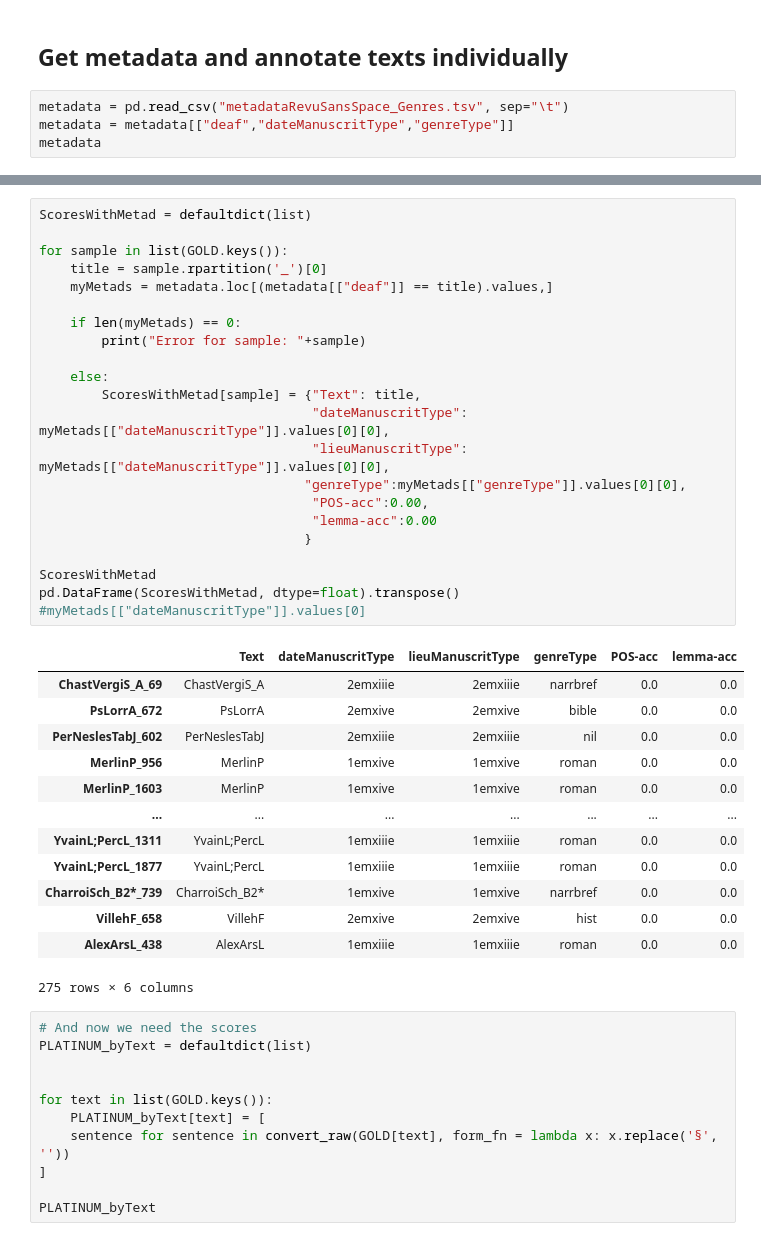
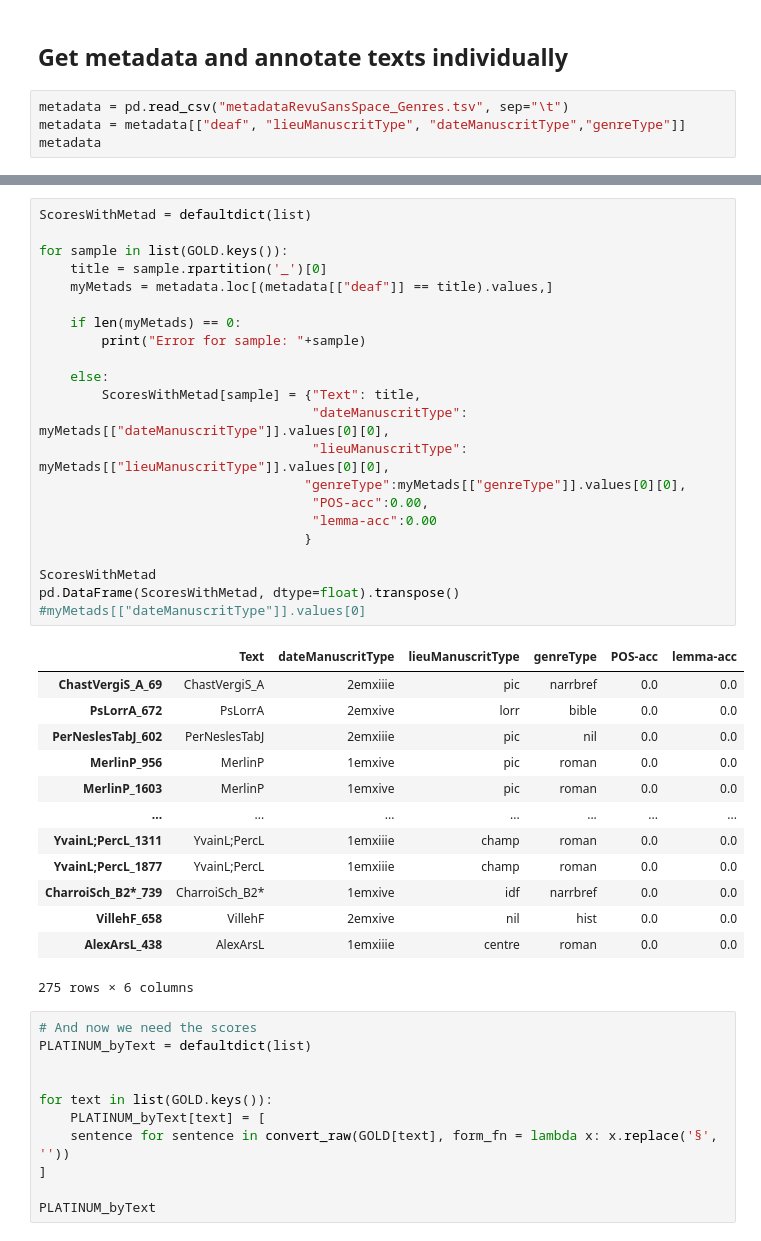
Before and after one commit to LucenceIng/evaluationModeleCILPR, a Jupyter notebook: recupLexemesVThibaultC.ipynb, the cells around one changed output, grey strips where cells are left out. Saved outputs shown, nothing was run; the diff lists cells and outputs as text.

```diff
--- a/recupLexemesVThibaultC.ipynb
+++ b/recupLexemesVThibaultC.ipynb
@@ -473,6 +473,6 @@ ax = sns.heatmap(confMatDf, annot=True, fmt=".0f", cmap = "coolwarm")
 ## Get metadata and annotate texts individually
 # %%
 metadata = pd.read_csv("metadataRevuSansSpace_Genres.tsv", sep="\t")
-metadata = metadata[["deaf","dateManuscritType","genreType"]]
+metadata = metadata[["deaf", "lieuManuscritType", "dateManuscritType","genreType"]]
 metadata
 # %% [output]
@@ -492,38 +492,38 @@ metadata
 # %%
 ScoresWithMetad = defaultdict(list)
 
 for sample in list(GOLD.keys()):
     title = sample.rpartition('_')[0]
     myMetads = metadata.loc[(metadata[["deaf"]] == title).values,]
 
     if len(myMetads) == 0:
         print("Error for sample: "+sample)
 
     else:
         ScoresWithMetad[sample] = {"Text": title,
                                    "dateManuscritType": myMetads[["dateManuscritType"]].values[0][0],
-                                   "lieuManuscritType": myMetads[["dateManuscritType"]].values[0][0],
+                                   "lieuManuscritType": myMetads[["lieuManuscritType"]].values[0][0],
                                   "genreType":myMetads[["genreType"]].values[0][0],
                                    "POS-acc":0.00,
                                    "lemma-acc":0.00
                                   }
 
 ScoresWithMetad
 pd.DataFrame(ScoresWithMetad, dtype=float).transpose()
 #myMetads[["dateManuscritType"]].values[0]
 # %% [output]
 |  | Text | dateManuscritType | lieuManuscritType | genreType | POS-acc | lemma-acc |
-| ChastVergiS_A_69 | ChastVergiS_A | 2emxiiie | 2emxiiie | narrbref | 0.0 | 0.0 |
-| PsLorrA_672 | PsLorrA | 2emxive | 2emxive | bible | 0.0 | 0.0 |
-| PerNeslesTabJ_602 | PerNeslesTabJ | 2emxiiie | 2emxiiie | nil | 0.0 | 0.0 |
-| MerlinP_956 | MerlinP | 1emxive | 1emxive | roman | 0.0 | 0.0 |
-| MerlinP_1603 | MerlinP | 1emxive | 1emxive | roman | 0.0 | 0.0 |
+| ChastVergiS_A_69 | ChastVergiS_A | 2emxiiie | pic | narrbref | 0.0 | 0.0 |
+| PsLorrA_672 | PsLorrA | 2emxive | lorr | bible | 0.0 | 0.0 |
+| PerNeslesTabJ_602 | PerNeslesTabJ | 2emxiiie | pic | nil | 0.0 | 0.0 |
+| MerlinP_956 | MerlinP | 1emxive | pic | roman | 0.0 | 0.0 |
+| MerlinP_1603 | MerlinP | 1emxive | pic | roman | 0.0 | 0.0 |
 | ... | ... | ... | ... | ... | ... | ... |
-| YvainL;PercL_1311 | YvainL;PercL | 1emxiiie | 1emxiiie | roman | 0.0 | 0.0 |
-| YvainL;PercL_1877 | YvainL;PercL | 1emxiiie | 1emxiiie | roman | 0.0 | 0.0 |
-| CharroiSch_B2*_739 | CharroiSch_B2* | 1emxive | 1emxive | narrbref | 0.0 | 0.0 |
-| VillehF_658 | VillehF | 2emxive | 2emxive | hist | 0.0 | 0.0 |
-| AlexArsL_438 | AlexArsL | 1emxiiie | 1emxiiie | roman | 0.0 | 0.0 |
+| YvainL;PercL_1311 | YvainL;PercL | 1emxiiie | champ | roman | 0.0 | 0.0 |
+| YvainL;PercL_1877 | YvainL;PercL | 1emxiiie | champ | roman | 0.0 | 0.0 |
+| CharroiSch_B2*_739 | CharroiSch_B2* | 1emxive | idf | narrbref | 0.0 | 0.0 |
+| VillehF_658 | VillehF | 2emxive | nil | hist | 0.0 | 0.0 |
+| AlexArsL_438 | AlexArsL | 1emxiiie | centre | roman | 0.0 | 0.0 |
 275 rows × 6 columns
 # %%
 # And now we need the scores
```
Also changed, not shown: parts of 4 cells of this notebook.
